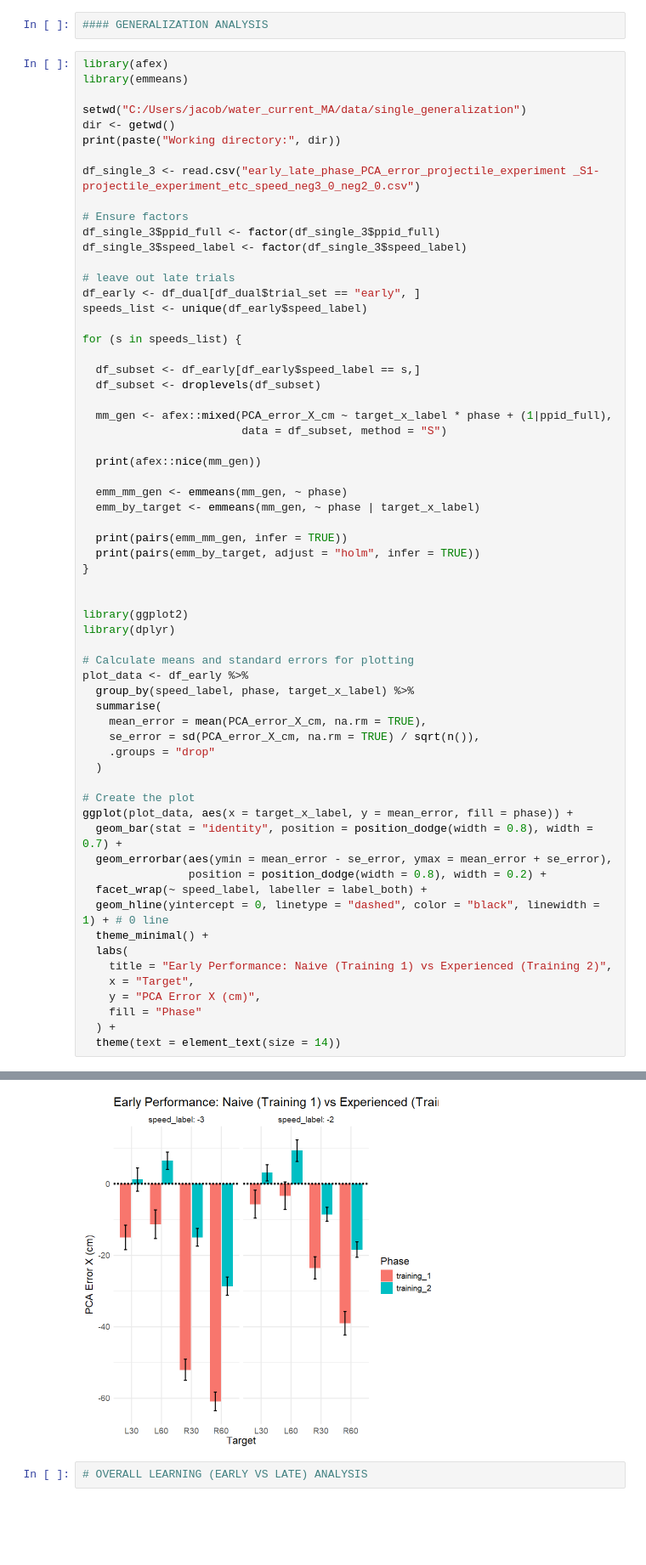
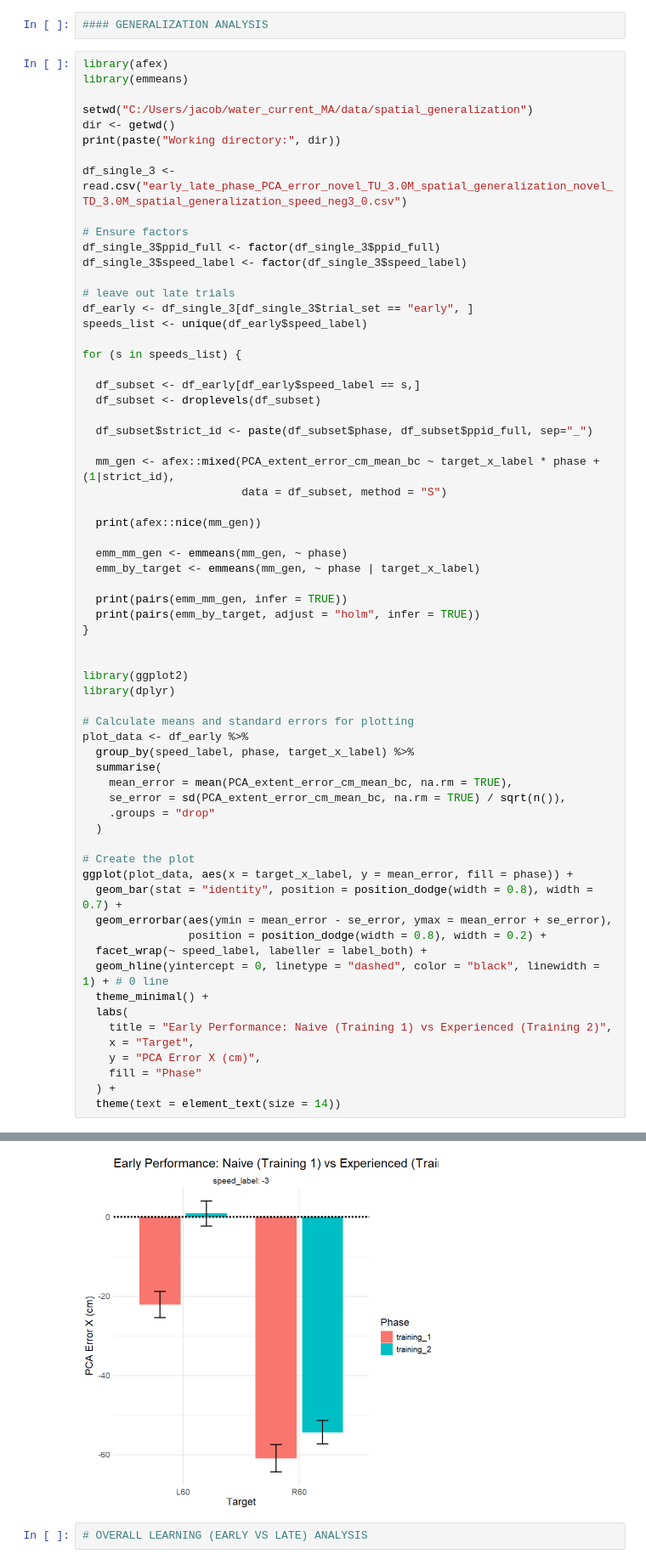
Before and after one commit to jacobjb02/vr-motor-adaptation-notebooks, a Jupyter notebook: Notebook/Spatial_generalization_R.ipynb, the cells around one changed output, grey strips where cells are left out. Shown at 85% size. Drawn from its saved outputs; the diff is of its cells as text; blank space fills up the shorter version.

Commit message:
running analyses on washout; fixed baseline correction for true mean of 0; bug in baseline_washout; updating early_late and all_trial plots.

```diff
--- a/Notebook/Spatial_generalization_R.ipynb
+++ b/Notebook/Spatial_generalization_R.ipynb
@@ -13,18 +24,18 @@ See '? untidy'
 library(afex)
 library(emmeans)
 
-setwd("C:/Users/jacob/water_current_MA/data/single_generalization")
+setwd("C:/Users/jacob/water_current_MA/data/spatial_generalization")
 dir <- getwd()
 print(paste("Working directory:", dir))
 
-df_single_3 <- read.csv("early_late_phase_PCA_error_projectile_experiment _S1-projectile_experiment_etc_speed_neg3_0_neg2_0.csv")
+df_single_3 <- read.csv("early_late_phase_PCA_error_novel_TU_3.0M_spatial_generalization_novel_TD_3.0M_spatial_generalization_speed_neg3_0.csv")
 
 # Ensure factors
 df_single_3$ppid_full <- factor(df_single_3$ppid_full)
 df_single_3$speed_label <- factor(df_single_3$speed_label)
 
 # leave out late trials
-df_early <- df_dual[df_dual$trial_set == "early", ]
+df_early <- df_single_3[df_single_3$trial_set == "early", ]
 speeds_list <- unique(df_early$speed_label)
 
 for (s in speeds_list) {
@@ -32,7 +43,9 @@ for (s in speeds_list) {
   df_subset <- df_early[df_early$speed_label == s,]
   df_subset <- droplevels(df_subset)
 
-  mm_gen <- afex::mixed(PCA_error_X_cm ~ target_x_label * phase + (1|ppid_full),
+  df_subset$strict_id <- paste(df_subset$phase, df_subset$ppid_full, sep="_")
+
+  mm_gen <- afex::mixed(PCA_extent_error_cm_mean_bc ~ target_x_label * phase + (1|strict_id),
                         data = df_subset, method = "S")
 
   print(afex::nice(mm_gen))
@@ -52,8 +65,8 @@ library(dplyr)
 plot_data <- df_early %>%
   group_by(speed_label, phase, target_x_label) %>%
   summarise(
-    mean_error = mean(PCA_error_X_cm, na.rm = TRUE),
-    se_error = sd(PCA_error_X_cm, na.rm = TRUE) / sqrt(n()),
+    mean_error = mean(PCA_extent_error_cm_mean_bc, na.rm = TRUE),
+    se_error = sd(PCA_extent_error_cm_mean_bc, na.rm = TRUE) / sqrt(n()),
     .groups = "drop"
   )
 
@@ -135,4 +132,4 @@ Confidence level used: 0.95
-[figure, old version]
+[figure, new version]
 # %%
 # OVERALL LEARNING (EARLY VS LATE) ANALYSIS
 # %%
```
Also changed, not shown: parts of 6 cells of this notebook, 6 other files.
